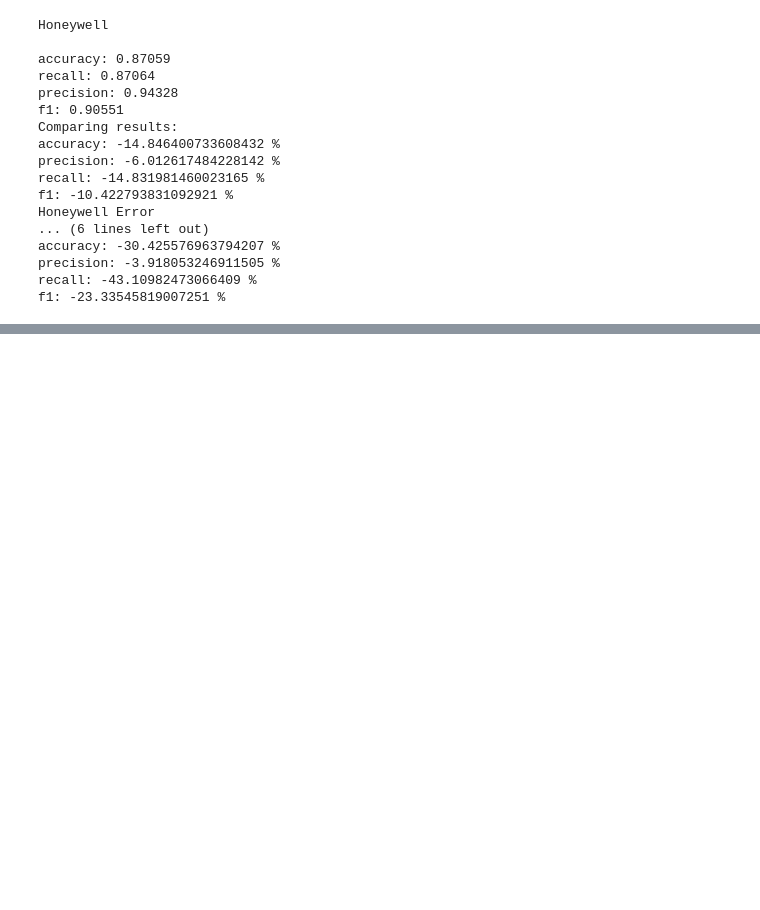
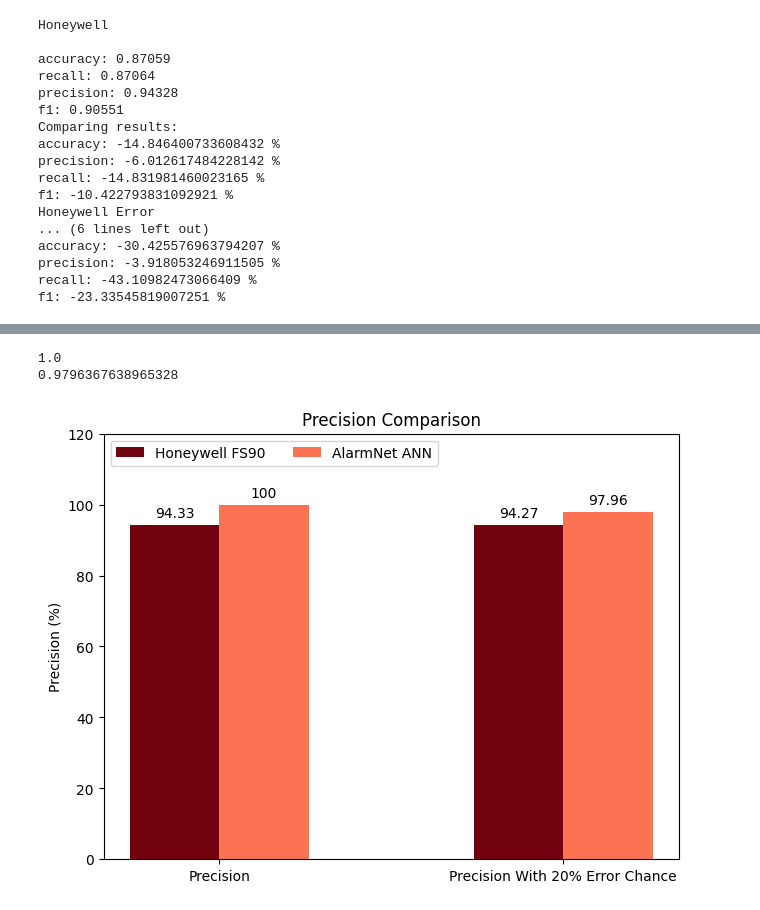
Before and after one commit to jaskinkabir/Intro_ML_Project, a Jupyter notebook: Proj.ipynb, the cells around one changed output, grey strips where cells are left out. Saved outputs shown, nothing was run; the diff lists cells and outputs as text; code cells hidden in the pictures; blank space fills up the shorter version.

Commit message:
Added precision comparison

```diff
--- a/Proj.ipynb
+++ b/Proj.ipynb
@@ -612,0 +613,40 @@ plt.set_cmap('Reds')
+# %%
+import matplotlib.pyplot as plt
+import matplotlib
+
+alarmnet_precision = dropped_model_5.get_results()['precision']
+print(alarmnet_precision)
+alarmnet_precision_error = imputed_error_model.get_results()['precision']
+print(alarmnet_precision_error)
+
+metrics = ['Precision', 'Precision With 20% Error Chance']
+data = {
+    "Honeywell FS90": [percentify(honeywell_precision), percentify(honeywell_precision_error)],
+    "AlarmNet ANN" : [percentify(alarmnet_precision), percentify(alarmnet_precision_error)]
+}
+x = np.arange(len(metrics))
+width = 0.26
+multiplier = 0
+fig, ax = plt.subplots(layout='constrained')
+reds = plt.get_cmap('Reds')
+
+colors = [reds(250), reds(120)]
+
+for model, measurement in data.items():
+    offset = width * multiplier
+    rects = ax.bar(x + offset, measurement, width, label=model, color=colors[multiplier])
+    ax.bar_label(rects, padding=3)
+    multiplier += 1
+
+# Add some text for labels, title and custom x-axis tick labels, etc.
+ax.set_ylabel('Precision (%)')
+ax.set_title('Precision Comparison')
+ax.set_xticks(x + width/2, metrics)
+ax.legend(loc='upper left', ncols=2)
+ax.set_ylim(0, 120)
+
+plt.show()
+# %% [output]
+1.0
+0.9796367638965328
+[figure, added]
```
Also changed, not shown: parts of 1 cell of this notebook.
